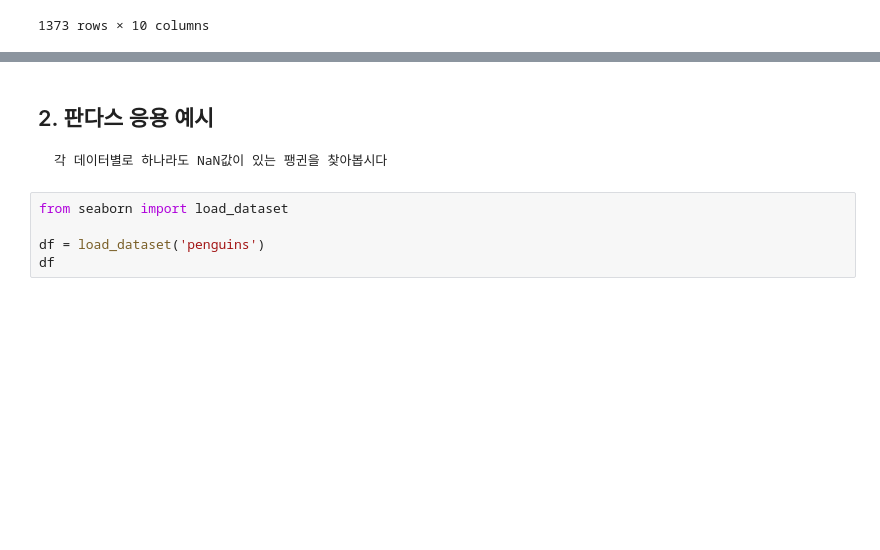
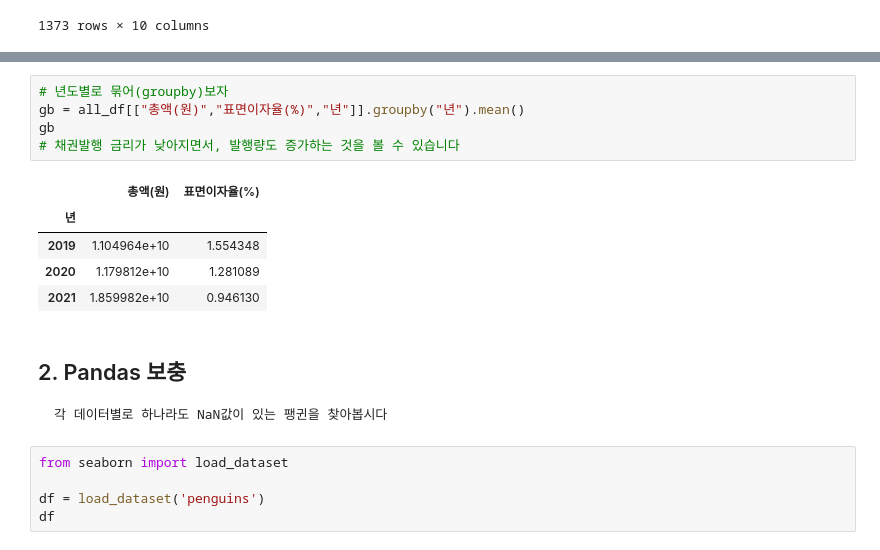
Before and after one commit to Je-Hyeon/FRstudy, a Jupyter notebook: 학기중_스터디/week3/3주차스터디_수업.ipynb, the cells around one changed output, grey strips where cells are left out. Drawn from its saved outputs; the diff is of its cells as text; blank space fills up the shorter version.

```diff
--- a/학기중_스터디/week3/3주차스터디_수업.ipynb
+++ b/학기중_스터디/week3/3주차스터디_수업.ipynb
@@ -144,5 +257,16 @@ all_df
+# %%
+# 년도별로 묶어(groupby)보자
+gb = all_df[["총액(원)","표면이자율(%)","년"]].groupby("년").mean()
+gb
+# 채권발행 금리가 낮아지면서, 발행량도 증가하는 것을 볼 수 있습니다
+# %% [output]
+|  | 총액(원) | 표면이자율(%) |
+| 년 |  |  |
+| 2019 | 1.104964e+10 | 1.554348 |
+| 2020 | 1.179812e+10 | 1.281089 |
+| 2021 | 1.859982e+10 | 0.946130 |
 # %% [markdown]
-## 2. 판다스 응용 예시
+## 2. Pandas 보충
 
     각 데이터별로 하나라도 NaN값이 있는 팽귄을 찾아봅시다
 # %%
```
Also changed, not shown: parts of 16 cells of this notebook, 4 other files.
